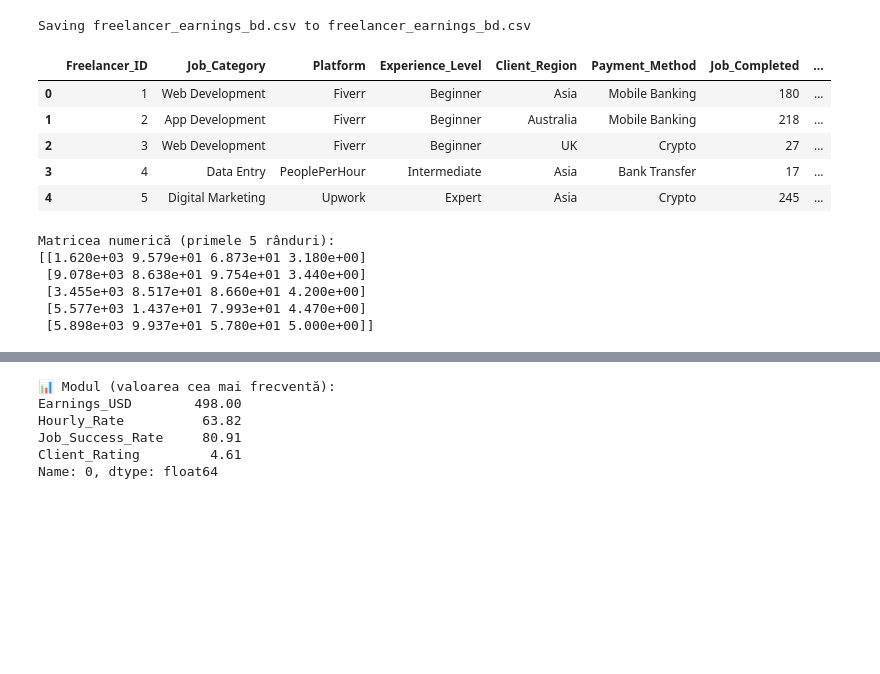
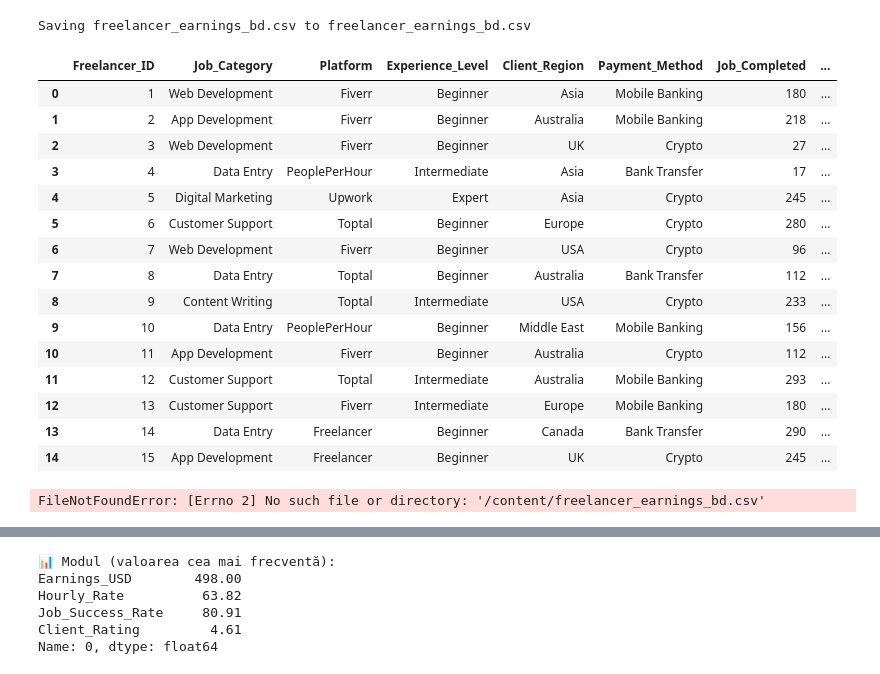
Before and after one commit to nicolaeee/IA---Google-Colab, a Jupyter notebook: IA.ipynb, the cells around one changed output, grey strips where cells are left out. Drawn from its saved outputs; the diff is of its cells as text; code cells hidden in the pictures; blank space fills up the shorter version.

```diff
--- a/IA.ipynb
+++ b/IA.ipynb
@@ -9,42 +9,65 @@ uploaded = files.upload()
 [interactive output not drawn]
 Saving freelancer_earnings_bd.csv to freelancer_earnings_bd.csv
 # %%
-#Afișarea data-set
+#Importăm pandas
 import pandas as pd
 
-
-#Citirea fișierului
+# Citim fișierul CSV
 file_path = "/content/freelancer_earnings_bd.csv"
 df = pd.read_csv(file_path, encoding="ISO-8859-1")
 
-#Afișarea primelor rânduri
-df.head()
+# Afișăm primele 15 rânduri din dataset
+df.head(15)
 # %% [output]
 |  | Freelancer_ID | Job_Category | Platform | Experience_Level | Client_Region | Payment_Method | Job_Completed | ... |
 | 0 | 1 | Web Development | Fiverr | Beginner | Asia | Mobile Banking | 180 | ... |
 | 1 | 2 | App Development | Fiverr | Beginner | Australia | Mobile Banking | 218 | ... |
 | 2 | 3 | Web Development | Fiverr | Beginner | UK | Crypto | 27 | ... |
 | 3 | 4 | Data Entry | PeoplePerHour | Intermediate | Asia | Bank Transfer | 17 | ... |
 | 4 | 5 | Digital Marketing | Upwork | Expert | Asia | Crypto | 245 | ... |
+| 5 | 6 | Customer Support | Toptal | Beginner | Europe | Crypto | 280 | ... |
+| 6 | 7 | Web Development | Fiverr | Beginner | USA | Crypto | 96 | ... |
+| 7 | 8 | Data Entry | Toptal | Beginner | Australia | Bank Transfer | 112 | ... |
+| 8 | 9 | Content Writing | Toptal | Intermediate | USA | Crypto | 233 | ... |
+| 9 | 10 | Data Entry | PeoplePerHour | Beginner | Middle East | Mobile Banking | 156 | ... |
+| 10 | 11 | App Development | Fiverr | Beginner | Australia | Crypto | 112 | ... |
+| 11 | 12 | Customer Support | Toptal | Intermediate | Australia | Mobile Banking | 293 | ... |
+| 12 | 13 | Customer Support | Fiverr | Intermediate | Europe | Mobile Banking | 180 | ... |
+| 13 | 14 | Data Entry | Freelancer | Beginner | Canada | Bank Transfer | 290 | ... |
+| 14 | 15 | App Development | Freelancer | Beginner | UK | Crypto | 245 | ... |
-# %%
-#Creare matrice din datele alese
-import numpy as np
-
-# Selectăm coloanele numerice pentru analiză
-selected_data = df[["Earnings_USD", "Hourly_Rate", "Job_Success_Rate", "Client_Rating"]]
-
-# Convertim într-o matrice numpy
-data_matrix = selected_data.to_numpy()
-
-print("Matricea numerică (primele 5 rânduri):")
-print(data_matrix[:5])
-# %% [output]
-Matricea numerică (primele 5 rânduri):
-[[1.620e+03 9.579e+01 6.873e+01 3.180e+00]
- [9.078e+03 8.638e+01 9.754e+01 3.440e+00]
- [3.455e+03 8.517e+01 8.660e+01 4.200e+00]
- [5.577e+03 1.437e+01 7.993e+01 4.470e+00]
- [5.898e+03 9.937e+01 5.780e+01 5.000e+00]]
+# %%
+#CImportăm biblioteca numpy
+import numpy as np
+import pandas as pd
+
+#Citim fișierul CSV
+file_path = "/content/freelancer_earnings_bd.csv"
+df = pd.read_csv(file_path, encoding="ISO-8859-1")
+
+# Setăm opțiunea de a NU afișa în notație științifică
+np.set_printoptions(suppress=True)
+
+#Selectăm TOATE coloanele cerute
+selected_data = df[[
+    "Job_Completed",
+    "Earnings_USD",
+    "Hourly_Rate",
+    "Job_Success_Rate",
+    "Client_Rating",
+    "Job_Duration_Days",
+    "Project_Type",
+    "Rehire_Rate",
+    "Marketing_Spend"
+]]
+
+#Convertim în matrice NumPy
+data_matrix = selected_data.to_numpy()
+
+# Afișăm primele 14 rânduri din matricea extinsă
+print("📌 Matriceaa numerică extinsă (primele 14 rânduri):")
+print(data_matrix[:14])
+# %% [output]
+FileNotFoundError: [Errno 2] No such file or directory: '/content/freelancer_earnings_bd.csv'
 # %%
 # Media
 average_values = selected_data.mean()
```
Also changed, not shown: parts of 14 cells of this notebook.
